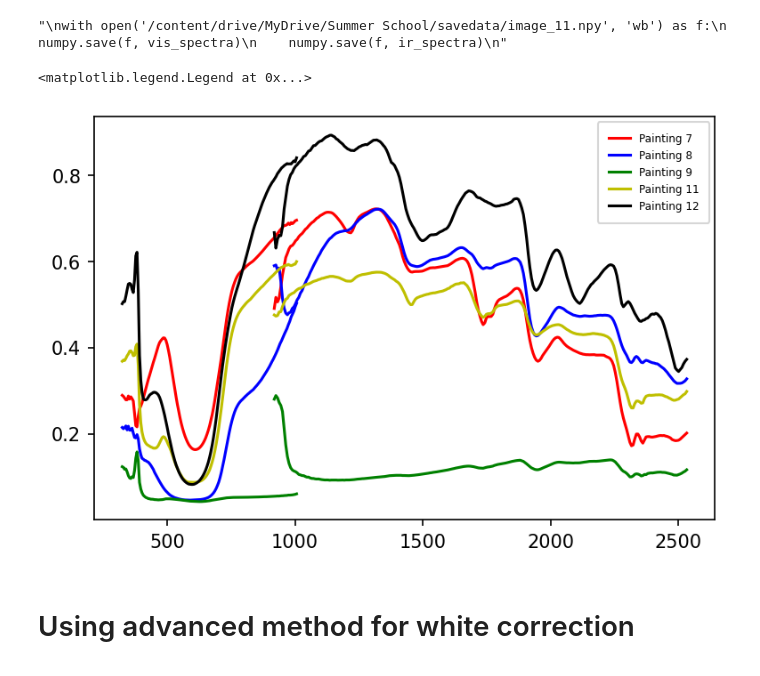
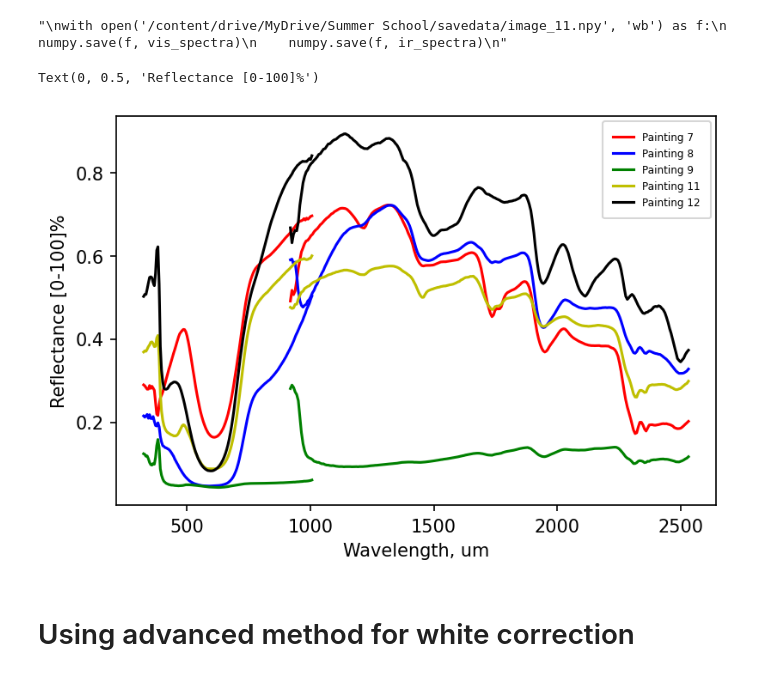
Before and after one commit to OluwaseunOjeleye/Spectral-Imaging, a Jupyter notebook: Paintings Blue Spectrum Analysis/Paintings_Blue_Spectrum_Analysis.ipynb, the cells around one changed output. Cells and saved outputs as stored; diff of their text form; code cells hidden in the pictures.

```diff
--- a/Paintings Blue Spectrum Analysis/Paintings_Blue_Spectrum_Analysis.ipynb
+++ b/Paintings Blue Spectrum Analysis/Paintings_Blue_Spectrum_Analysis.ipynb
@@ -290,23 +290,25 @@ def get_spectral_data(file_path):
 # %%
 [vis_7, ir_7] = get_spectral_data('/content/drive/MyDrive/Summer School/savedata/image_7.npy')
 [vis_8, ir_8] = get_spectral_data('/content/drive/MyDrive/Summer School/savedata/image_8.npy')
 [vis_9, ir_9] = get_spectral_data('/content/drive/MyDrive/Summer School/savedata/image_9.npy')
 [vis_11, ir_11] = get_spectral_data('/content/drive/MyDrive/Summer School/savedata/image_11.npy')
 [vis_12, ir_12] = get_spectral_data('/content/drive/MyDrive/Summer School/savedata/image_12.npy')
 plt.plot(vis_wave, vis_7, "r")
 plt.plot(ir_wave, ir_7, "r", label='Painting 7')
 plt.plot(vis_wave, vis_8, "b")
 plt.plot(ir_wave, ir_8, "b", label='Painting 8')
 plt.plot(vis_wave, vis_9, "g")
 plt.plot(ir_wave, ir_9, "g", label='Painting 9')
 plt.plot(vis_wave, vis_11, "y")
 plt.plot(ir_wave, ir_11, "y", label='Painting 11')
 plt.plot(vis_wave, vis_12, "black")
 plt.plot(ir_wave, ir_12, "black", label='Painting 12')
 plt.legend(borderpad=1, fontsize='xx-small', markerscale=0.5)
+plt.xlabel('Wavelength, um')
+plt.ylabel('Reflectance [0-100]%')
 # %% [output]
-<matplotlib.legend.Legend at 0x...>
+Text(0, 0.5, 'Reflectance [0-100]%')
-[figure, old version]
+[figure, new version]
 # %% [markdown]
 # Using advanced method for white correction
 # %%
```
